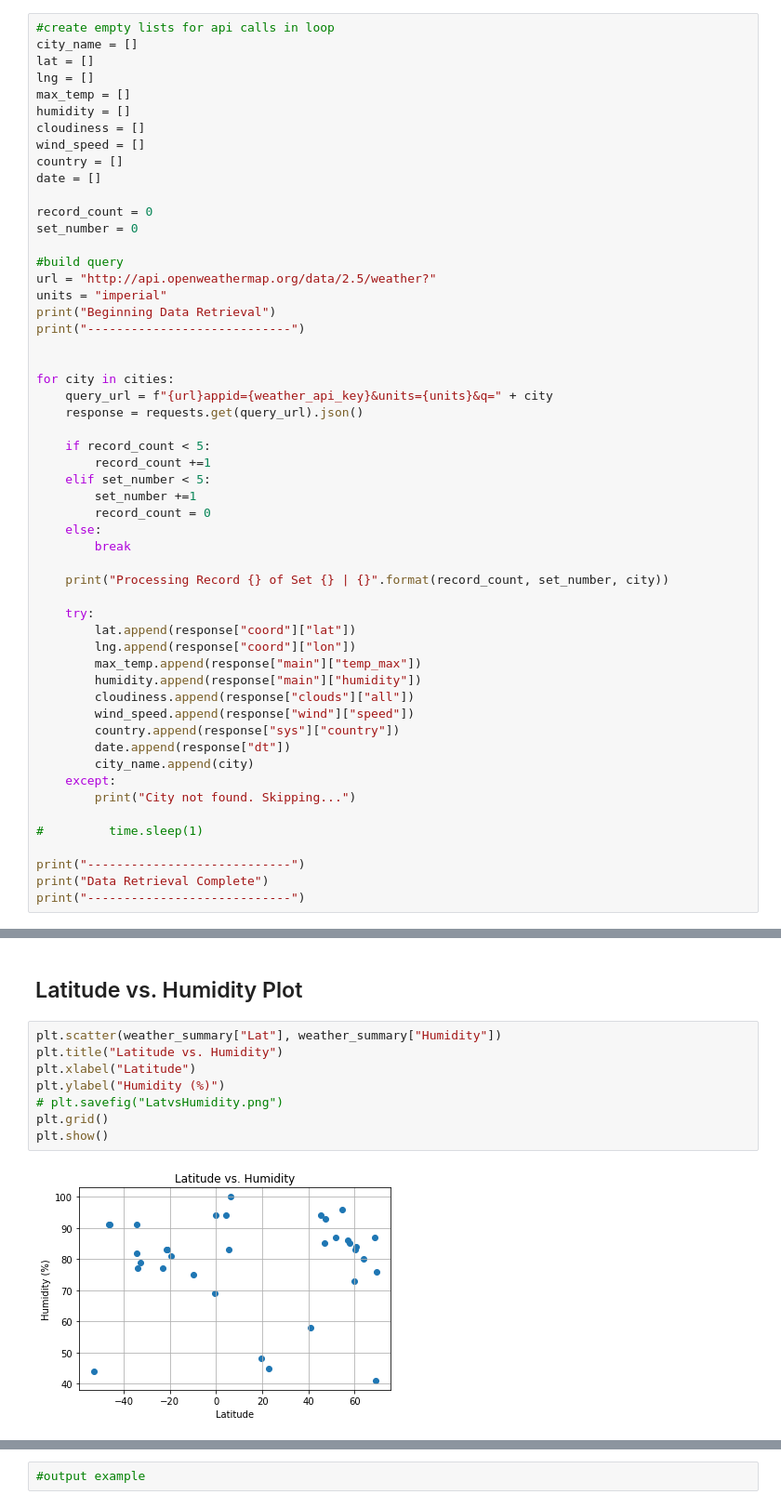
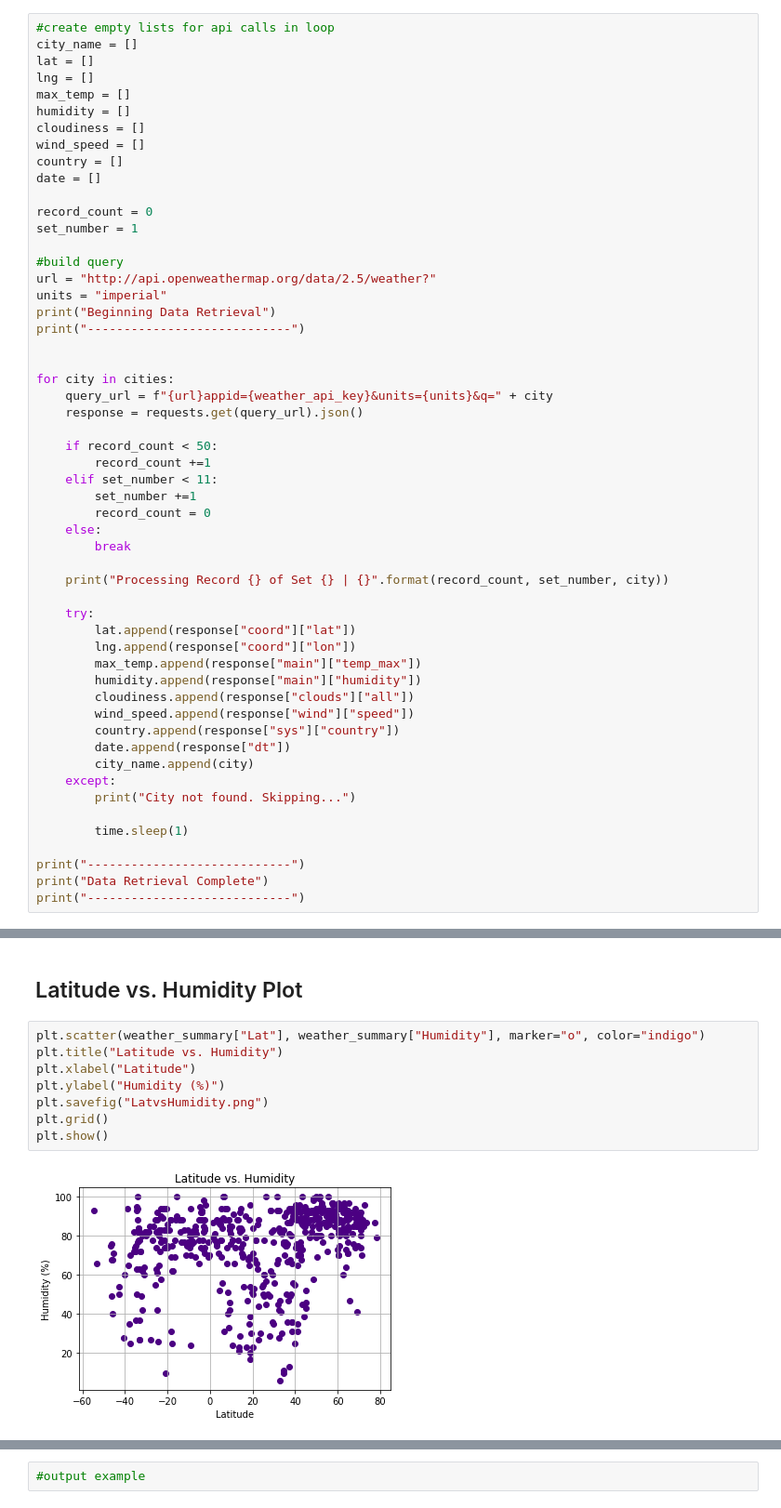
Before and after one commit to meghanvl/API_project, a Jupyter notebook: WeatherPy.ipynb, the cells around one changed output, grey strips where cells are left out. Shown at 93% size. Cells and saved outputs as stored; diff of their text form.

```diff
--- a/WeatherPy/WeatherPy.ipynb
+++ b/WeatherPy.ipynb
@@ -66,7 +66,7 @@ country = []
 date = []
 
 record_count = 0
-set_number = 0
+set_number = 1
 
 #build query
 url = "http://api.openweathermap.org/data/2.5/weather?"
@@ -79,9 +79,9 @@ for city in cities:
     query_url = f"{url}appid={weather_api_key}&units={units}&q=" + city
     response = requests.get(query_url).json()
 
-    if record_count < 5:
+    if record_count < 50:
         record_count +=1
-    elif set_number < 5:
+    elif set_number < 11:
         set_number +=1
         record_count = 0
     else:
@@ -102,7 +102,7 @@ for city in cities:
     except:
         print("City not found. Skipping...")
 
-#         time.sleep(1)
+        time.sleep(1)
 
 print("----------------------------")
 print("Data Retrieval Complete")
@@ -275,12 +274,12 @@ plt.show()
 # %% [markdown]
 ## Latitude vs. Humidity Plot
 # %%
-plt.scatter(weather_summary["Lat"], weather_summary["Humidity"])
+plt.scatter(weather_summary["Lat"], weather_summary["Humidity"], marker="o", color="indigo")
 plt.title("Latitude vs. Humidity")
 plt.xlabel("Latitude")
 plt.ylabel("Humidity (%)")
-# plt.savefig("LatvsHumidity.png")
+plt.savefig("LatvsHumidity.png")
 plt.grid()
 plt.show()
 # %% [output]
-[figure, old version]
+[figure, new version]
```
Also changed, not shown: parts of 28 cells of this notebook, 11 other files.
